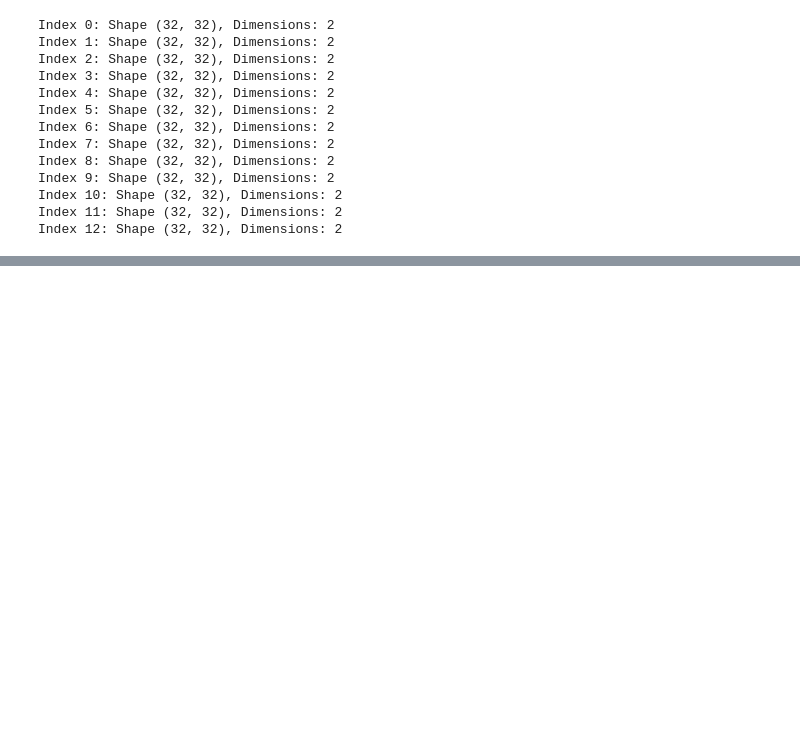
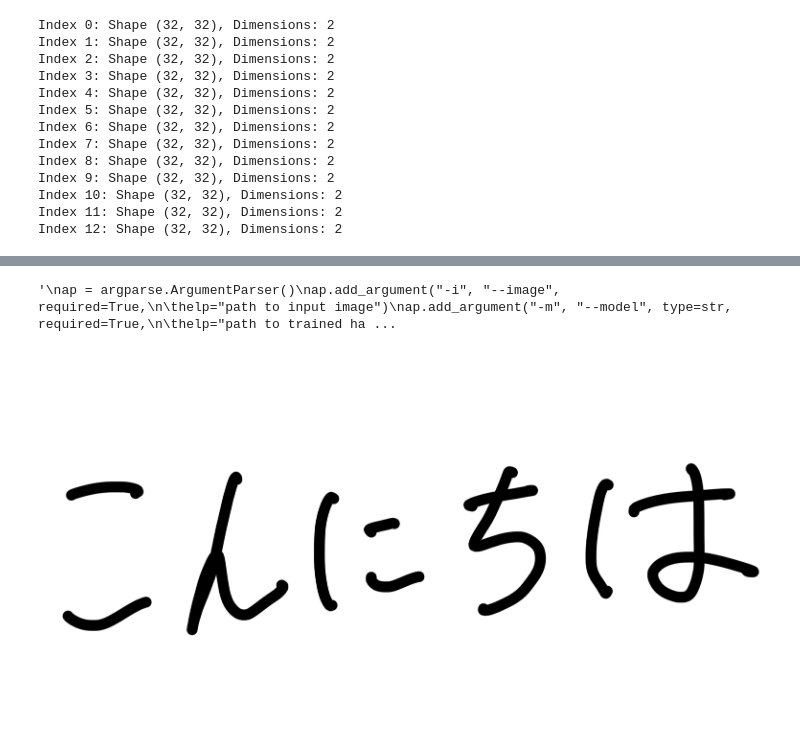
Before and after one commit to beatlesatani/OCR_project, a Jupyter notebook: Untitled0.ipynb, the cells around one changed output, grey strips where cells are left out. Cells and saved outputs as stored; diff of their text form; code cells hidden in the pictures; blank space fills up the shorter version.

```diff
--- a/Untitled0.ipynb
+++ b/Untitled0.ipynb
@@ -90,0 +187,16 @@ for d in data:
+# %%
+##this part is for object detection , not character itself
+# construct the argument parser and parse the arguments
+'''
+ap = argparse.ArgumentParser()
+ap.add_argument("-i", "--image", required=True,
+	help="path to input image")
+ap.add_argument("-m", "--model", type=str, required=True,
+	help="path to trained handwriting recognition model")
+
+args = vars(ap.parse_args())
+'''
+# %% [output]
+'\nap = argparse.ArgumentParser()\nap.add_argument("-i", "--image", required=True,\n\thelp="path to input image")\nap.add_argument("-m", "--model", type=str, required=True,\n\thelp="path to trained ha ...
+# %%
+image = cv2.imread("/content/gdrive/MyDrive/hello.png")
@@ -90,0 +222,4 @@ for d in data:
+# %%
+cv2_imshow(image)
+# %% [output]
+[figure, added]
```
Also changed, not shown: parts of 23 cells of this notebook.
